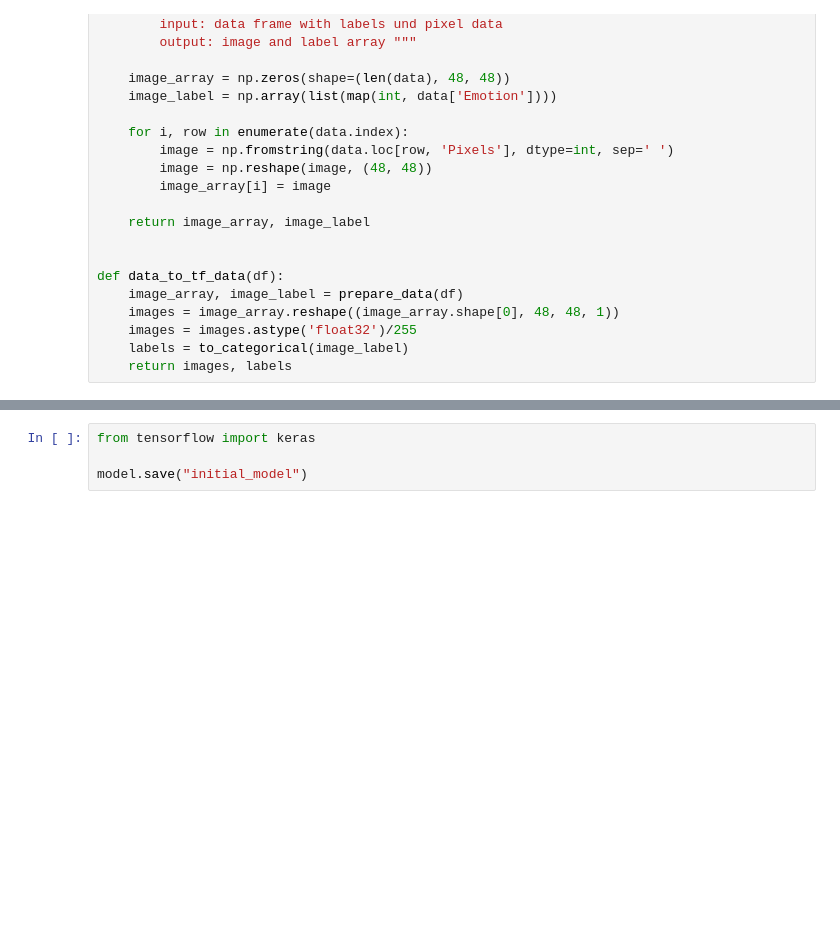
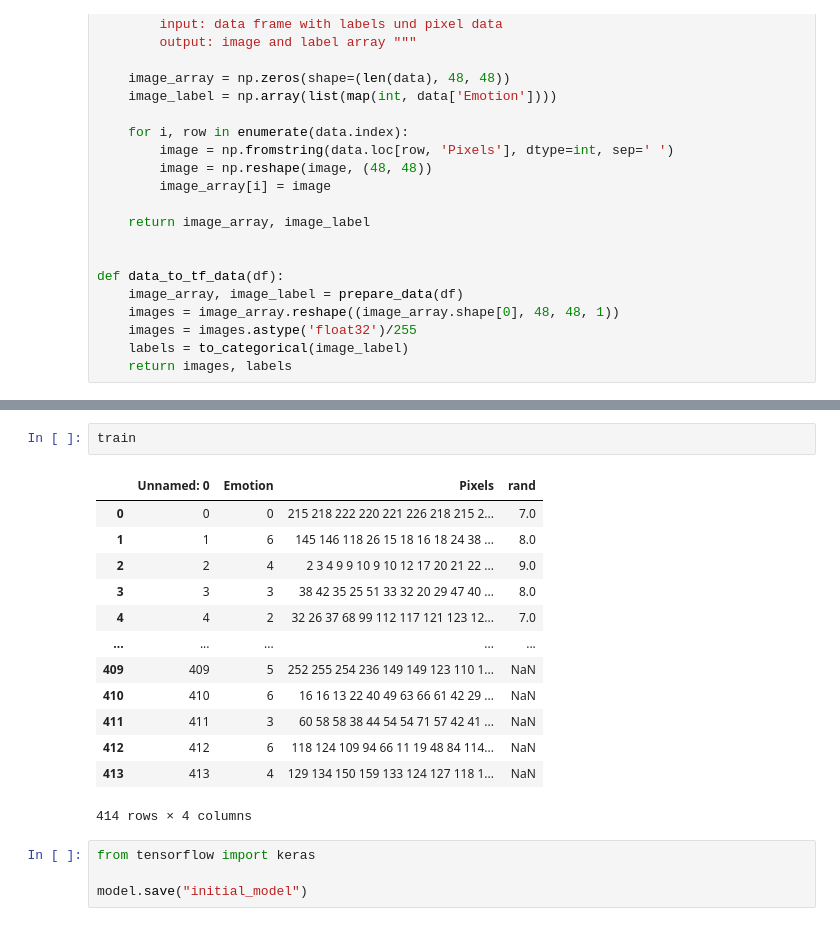
Before and after one commit to jacdorfman/AI_FinalProj2, a Jupyter notebook: FinalProj2_production.ipynb, the cells around one changed output, grey strips where cells are left out. Drawn from its saved outputs; the diff is of its cells as text; blank space fills up the shorter version.

Commit message:
Model trained wit data at_0

```diff
--- a/FinalProj2_production.ipynb
+++ b/FinalProj2_production.ipynb
@@ -116,3 +122,19 @@ Epoch 12/12
+# %%
+train
+# %% [output]
+|  | Unnamed: 0 | Emotion | Pixels | rand |
+| 0 | 0 | 0 | 215 218 222 220 221 226 218 215 2... | 7.0 |
+| 1 | 1 | 6 | 145 146 118 26 15 18 16 18 24 38 ... | 8.0 |
+| 2 | 2 | 4 | 2 3 4 9 9 10 9 10 12 17 20 21 22 ... | 9.0 |
+| 3 | 3 | 3 | 38 42 35 25 51 33 32 20 29 47 40 ... | 8.0 |
+| 4 | 4 | 2 | 32 26 37 68 99 112 117 121 123 12... | 7.0 |
+| ... | ... | ... | ... | ... |
+| 409 | 409 | 5 | 252 255 254 236 149 149 123 110 1... | NaN |
+| 410 | 410 | 6 | 16 16 13 22 40 49 63 66 61 42 29 ... | NaN |
+| 411 | 411 | 3 | 60 58 58 38 44 54 54 71 57 42 41 ... | NaN |
+| 412 | 412 | 6 | 118 124 109 94 66 11 19 48 84 114... | NaN |
+| 413 | 413 | 4 | 129 134 150 159 133 124 127 118 1... | NaN |
+414 rows × 4 columns
 # %%
 from tensorflow import keras
 
```
Also changed, not shown: parts of 7 cells of this notebook, 2 other files.
